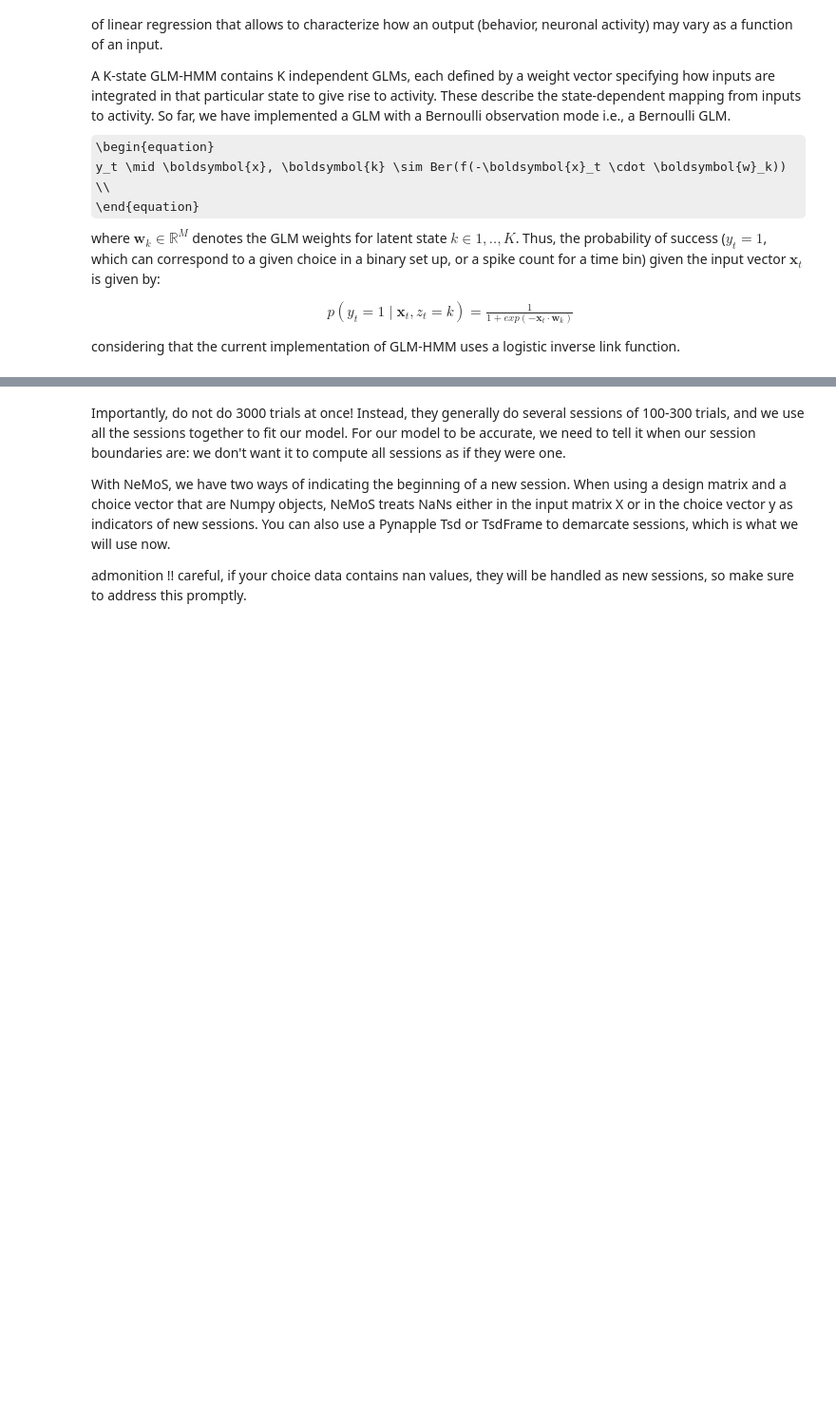
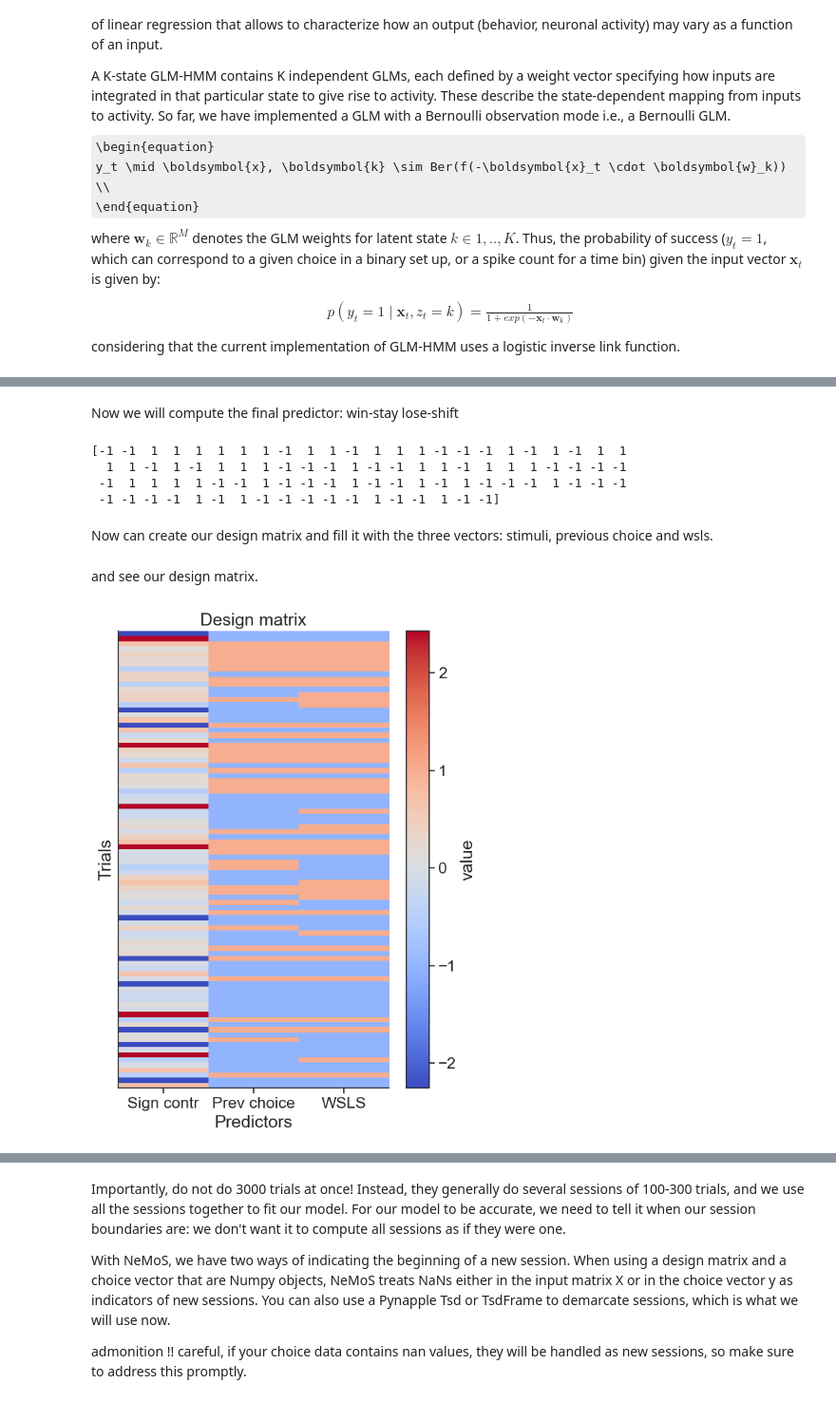
Before and after one commit to camila-maura/glm_hmm_notebook, a Jupyter notebook: scripts/01_ashwood_replication.ipynb, the cells around one changed output, grey strips where cells are left out. Shown at 95% size. Cells and saved outputs as stored; diff of their text form; code cells hidden in the pictures; some formulas as TeX source; blank space fills up the shorter version.

```diff
--- a/scripts/01_ashwood_replication.ipynb
+++ b/scripts/01_ashwood_replication.ipynb
@@ -146,0 +208,8 @@ array([0, 1, 1, 1, 1, 1, 1, 0, 1, 1])
+# %%
+# Create stim vector
+stim_left = np.nan_to_num(stim_left, nan=0)
+stim_right = np.nan_to_num(stim_right, nan=0)
+
+# now get 1D stim
+signed_contrast = stim_right - stim_left
+print(signed_contrast)
@@ -146,0 +248,21 @@ array([0, 1, 1, 1, 1, 1, 1, 0, 1, 1])
+# %% [markdown]
+Now we will compute the final predictor: win-stay lose-shift
+# %%
+# remap previous choice vals to {-1, 1}
+remapped_previous_choice = 2 * previous_choice - 1
+# Keep only rewards corresponding to valid trials
+valid_rewards = rewarded[valid_choices_idx]
+# Shift the array elements one position to the right
+previous_reward = np.roll(valid_rewards, 1)
+# Set first choice as first previous_choice
+previous_reward[0] = valid_rewards[0]
+# wsls: vector of size T, entries are in {-1, 1}.  1 corresponds to previous choice = right and success OR previous choice = left and failure; -1 corresponds to previous choice = left and success OR previous choice = right and failure
+wsls = previous_reward * remapped_previous_choice
+print(wsls)
+# %% [output]
+[-1 -1  1  1  1  1  1  1 -1  1  1 -1  1  1  1 -1 -1 -1  1 -1  1 -1  1  1
+  1  1 -1  1 -1  1  1  1 -1 -1 -1  1 -1 -1  1  1 -1  1  1  1 -1 -1 -1 -1
+ -1  1  1  1  1 -1 -1  1 -1 -1 -1  1 -1 -1  1 -1  1 -1 -1 -1  1 -1 -1 -1
+ -1 -1 -1 -1  1 -1  1 -1 -1 -1 -1 -1  1 -1 -1  1 -1 -1]
+# %% [markdown]
+Now can create our design matrix and fill it with the three vectors: stimuli, previous choice and wsls.
@@ -146,0 +287,22 @@ array([0, 1, 1, 1, 1, 1, 1, 0, 1, 1])
+# %% [markdown]
+and see our design matrix.
+# %%
+X = normalized_inpt.copy()
+
+plt.figure(figsize=(6,8))
+
+plt.imshow(X, aspect="auto", cmap="coolwarm", interpolation="nearest")
+
+plt.colorbar(label="value")
+
+plt.xticks([0,1,2], ["Sign contr", "Prev choice", "WSLS"])
+plt.yticks([])
+
+plt.xlabel("Predictors")
+plt.ylabel("Trials")
+plt.title("Design matrix")
+
+plt.tight_layout()
+plt.show()
+# %% [output]
+[figure, added]
```
Also changed, not shown: parts of 37 cells of this notebook, 6 other files.
